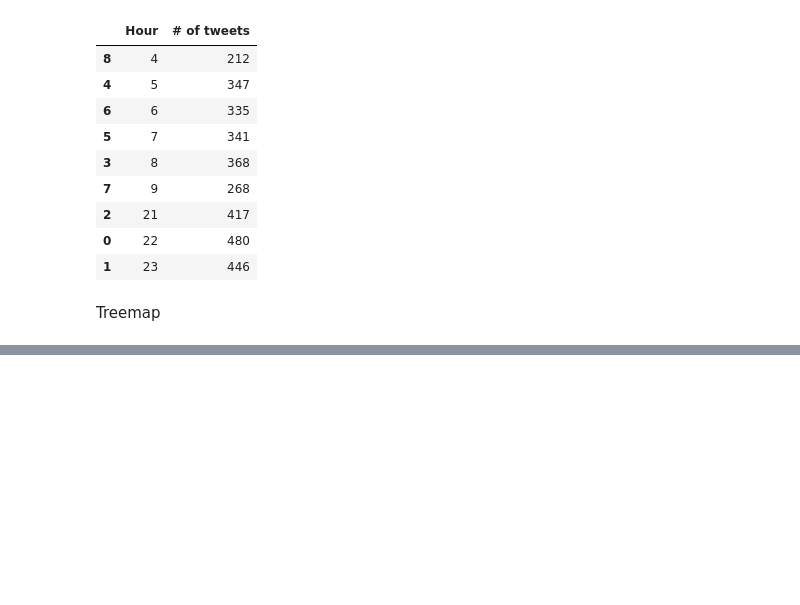
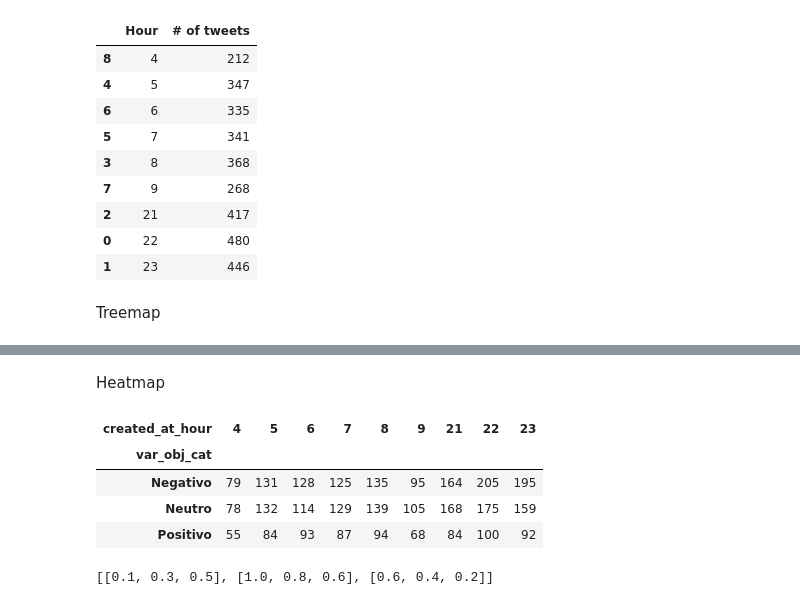
Before and after one commit to marinovik/TFM, a Jupyter notebook: Visualizacion/basic_dashboard.ipynb, the cells around one changed output, grey strips where cells are left out. Saved outputs shown, nothing was run; the diff lists cells and outputs as text; code cells hidden in the pictures; blank space fills up the shorter version.

```diff
--- a/Visualizacion/basic_dashboard.ipynb
+++ b/Visualizacion/basic_dashboard.ipynb
@@ -64,0 +84,14 @@ fig = px.treemap(n)
+# %% [markdown]
+Heatmap
+# %%
+data = pd.DataFrame(df.groupby(['created_at_hour', 'var_obj_cat'])['text'].count())
+data.reset_index(inplace=True)
+data.rename(columns={'text': '# of Tweets'}, inplace=True)
+data = data.pivot(index='var_obj_cat', columns='created_at_hour', values='# of Tweets')
+data
+# %% [output]
+| created_at_hour | 4 | 5 | 6 | 7 | 8 | 9 | 21 | 22 | 23 |
+| var_obj_cat |  |  |  |  |  |  |  |  |  |
+| Negativo | 79 | 131 | 128 | 125 | 135 | 95 | 164 | 205 | 195 |
+| Neutro | 78 | 132 | 114 | 129 | 139 | 105 | 168 | 175 | 159 |
+| Positivo | 55 | 84 | 93 | 87 | 94 | 68 | 84 | 100 | 92 |
@@ -64,0 +107,4 @@ fig = px.treemap(n)
+# %%
+z
+# %% [output]
+[[0.1, 0.3, 0.5], [1.0, 0.8, 0.6], [0.6, 0.4, 0.2]]
```
Also changed, not shown: parts of 5 cells of this notebook.
